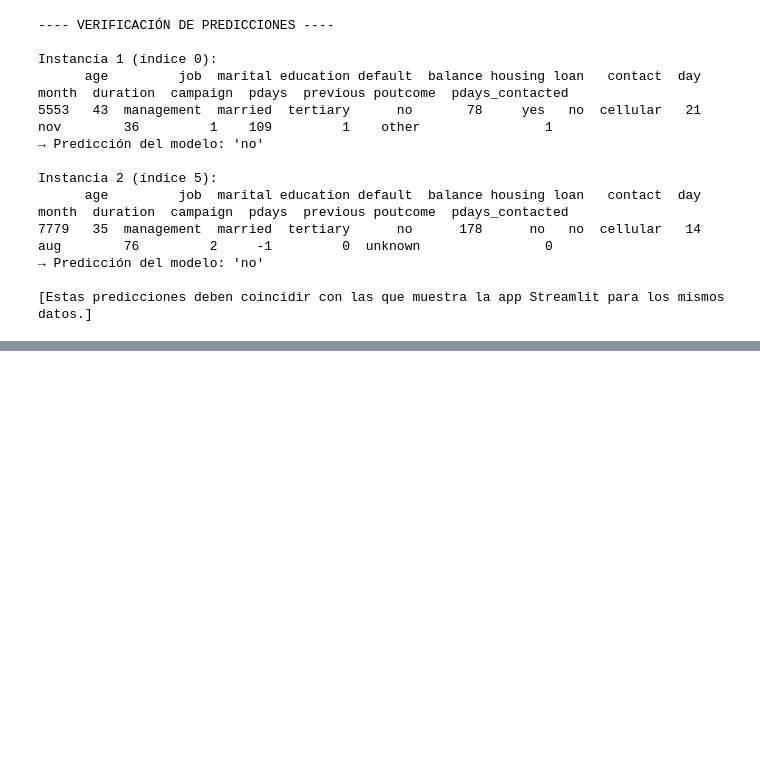
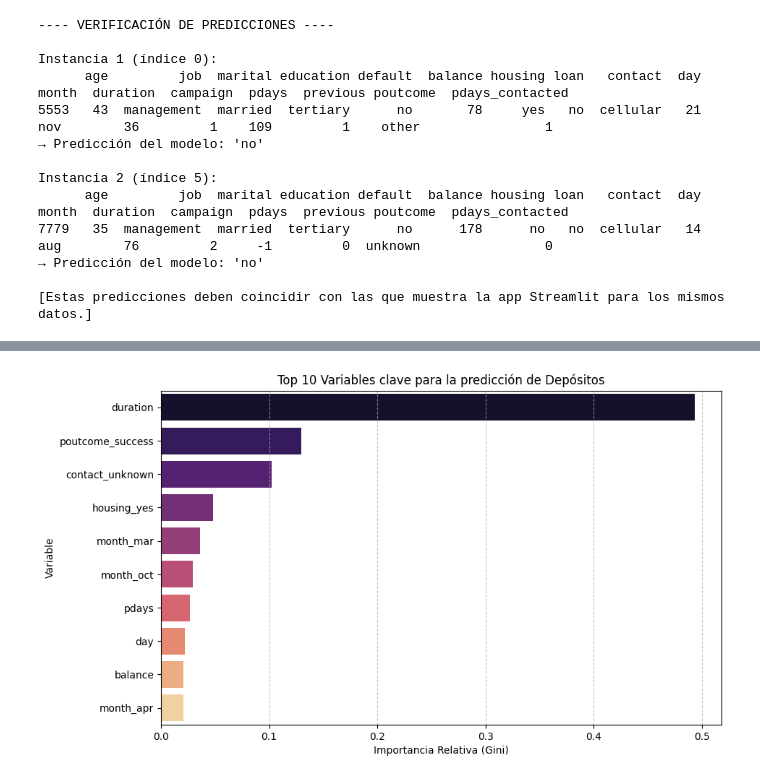
Before and after one commit to 100522254/Proyecto-Aprendizaje-Autom-tico, a Jupyter notebook: notebook2.ipynb, the cells around one changed output, grey strips where cells are left out. Drawn from its saved outputs; the diff is of its cells as text; code cells hidden in the pictures; blank space fills up the shorter version.

Commit message:
Añadido predicciones.csv y correcciones finales
Correcciones de numeración en Notebook2 y streamlit.py.

```diff
--- a/notebook2.ipynb
+++ b/notebook2.ipynb
@@ -104,0 +119,29 @@ Instancia 2 (índice 5):
+# %%
+# Define numeric_cols and categorical_cols from feature_metadata
+numeric_cols = [col for col, meta in feature_metadata.items() if meta['type'] == 'numerical']
+categorical_cols = [col for col, meta in feature_metadata.items() if meta['type'] == 'categorical']
+
+# 1. Extraer el modelo final y los nombres de las columnas
+# Usamos el pipeline que ya tenéis definido y entrenado
+best_tree_model = final_pipeline.named_steps['classifier'] # Corrected step name from 'clf' to 'classifier'
+
+# Obtenemos los nombres de las columnas numéricas y las generadas por el OneHotEncoder
+# The OneHotEncoder is directly the second transformer in the preprocessor
+cat_encoder = final_pipeline.named_steps['preprocessor'].transformers_[1][1]
+feature_names = numeric_cols + list(cat_encoder.get_feature_names_out(categorical_cols))
+
+# 2. Calcular las importancias
+importancias = best_tree_model.feature_importances_
+df_importancia = pd.DataFrame({'Variable': feature_names, 'Importancia': importancias})
+df_importancia = df_importancia.sort_values(by='Importancia', ascending=False).head(10)
+
+# 3. Visualización
+plt.figure(figsize=(10, 6))
+sns.barplot(x='Importancia', y='Variable', hue='Variable', data=df_importancia, palette='magma')
+plt.title("Top 10 Variables clave para la predicción de Depósitos")
+plt.xlabel("Importancia Relativa (Gini)")
+plt.ylabel("Variable")
+plt.grid(axis='x', linestyle='--', alpha=0.7)
+plt.show()
+# %% [output]
+[figure, added]
```
Also changed, not shown: parts of 6 cells of this notebook, 4 other files.
